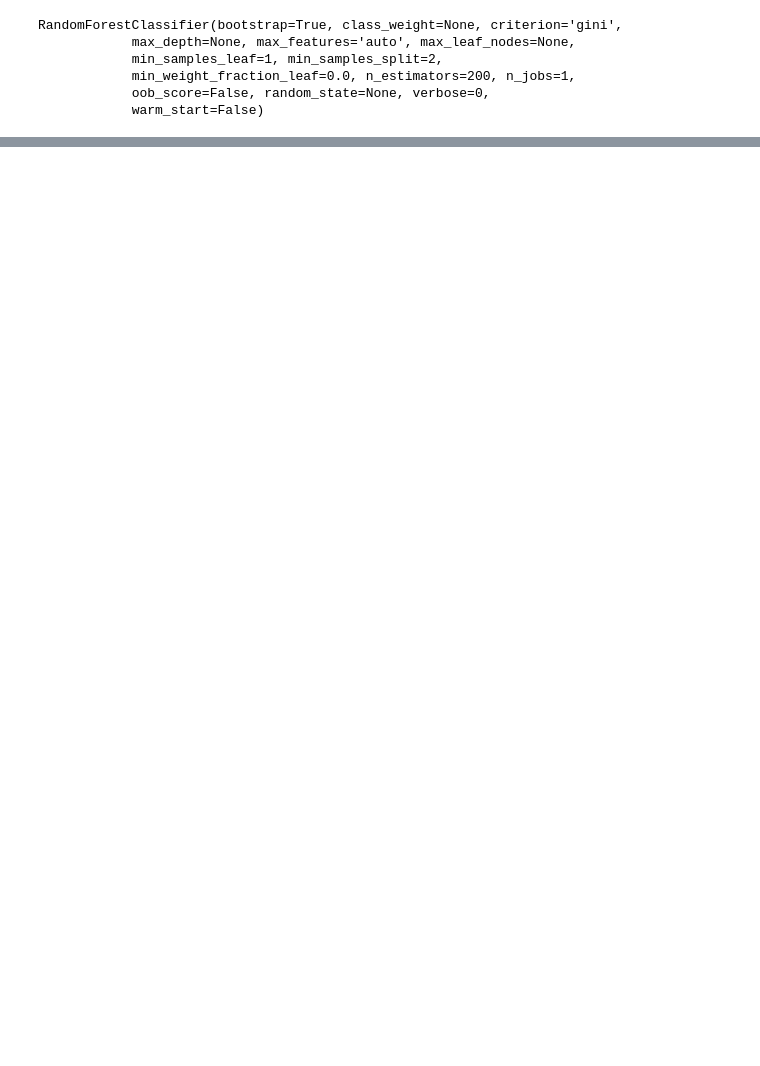
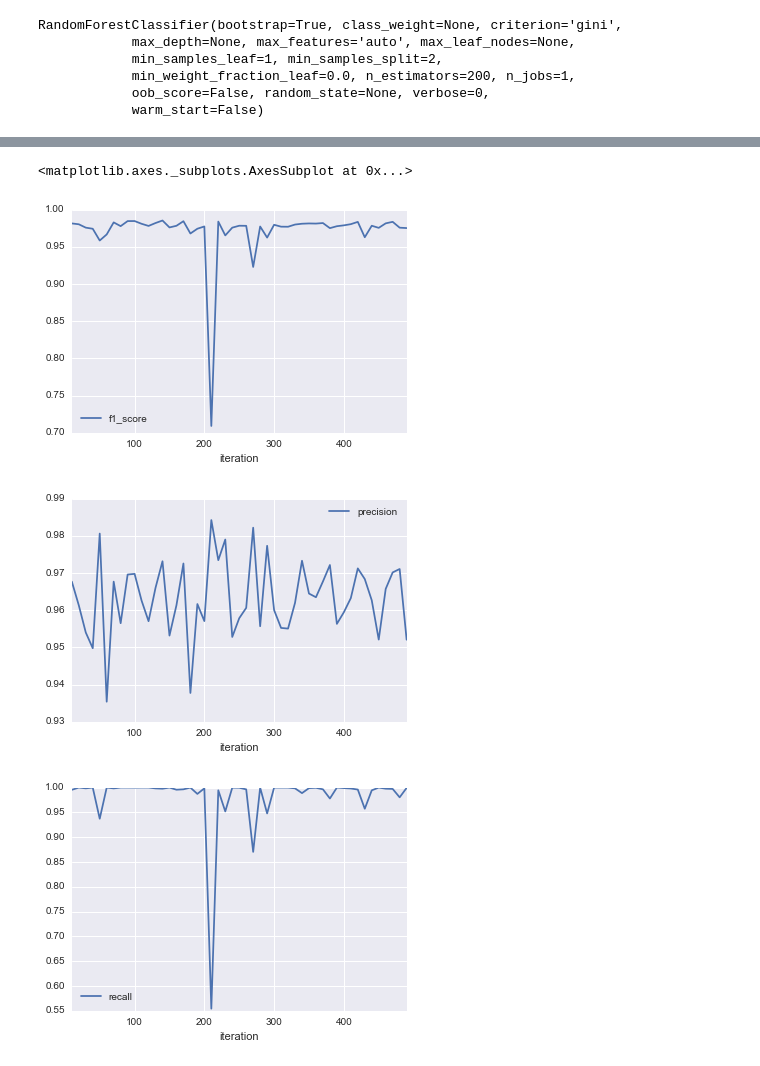
Before and after one commit to shobhitmishra/Udacity_Machine_Learning, a Jupyter notebook: Capstone Project/Lending_Tree_Loan_Prediction.ipynb, the cells around one changed output, grey strips where cells are left out. Cells and saved outputs as stored; diff of their text form; code cells hidden in the pictures; blank space fills up the shorter version.

```diff
--- a/Capstone Project/Lending_Tree_Loan_Prediction.ipynb
+++ b/Capstone Project/Lending_Tree_Loan_Prediction.ipynb
@@ -315,0 +373,27 @@ array([[ 1402,   438],
+# %%
+linearSVC_depth_f1score_map = collections.OrderedDict()
+linearSVC_depth_precision_map =  collections.OrderedDict()
+linearSVC_depth_recall_map = collections.OrderedDict()
+for maxiteration in range(10, 500, 10):
+    #print maxiteration
+    lin_svc = svm.LinearSVC(random_state=101, max_iter= maxiteration)
+    lin_svc.fit(X_train,y_train)
+
+    predictions = lin_svc.predict(X_test)
+    linearSVC_depth_f1score_map[maxiteration] = f1_score(y_test,predictions)
+    linearSVC_depth_precision_map[maxiteration] = precision_score(y_test,predictions)
+    linearSVC_depth_recall_map[maxiteration] = recall_score(y_test, predictions)
+maxiteration_f1score = pd.DataFrame(linearSVC_depth_f1score_map.items(), columns=['iteration', 'f1_score'])
+maxiteration_precision = pd.DataFrame(linearSVC_depth_precision_map.items(), columns = ['iteration', 'precision'])
+maxiteration_recall = pd.DataFrame(linearSVC_depth_recall_map.items(), columns = ['iteration', 'recall'])
+#print linearSVC_depth_f1score_map
+#print "\n Text \n"
+#print linearSVC_depth_precision_map
+maxiteration_f1score.plot(x='iteration', y='f1_score')
+maxiteration_precision.plot(x='iteration', y='precision')
+maxiteration_recall.plot(x='iteration', y='recall')
+# %% [output]
+<matplotlib.axes._subplots.AxesSubplot at 0x...>
+[figure, added]
+[figure, added]
+[figure, added]
```
Also changed, not shown: parts of 14 cells of this notebook, 38 other files.
